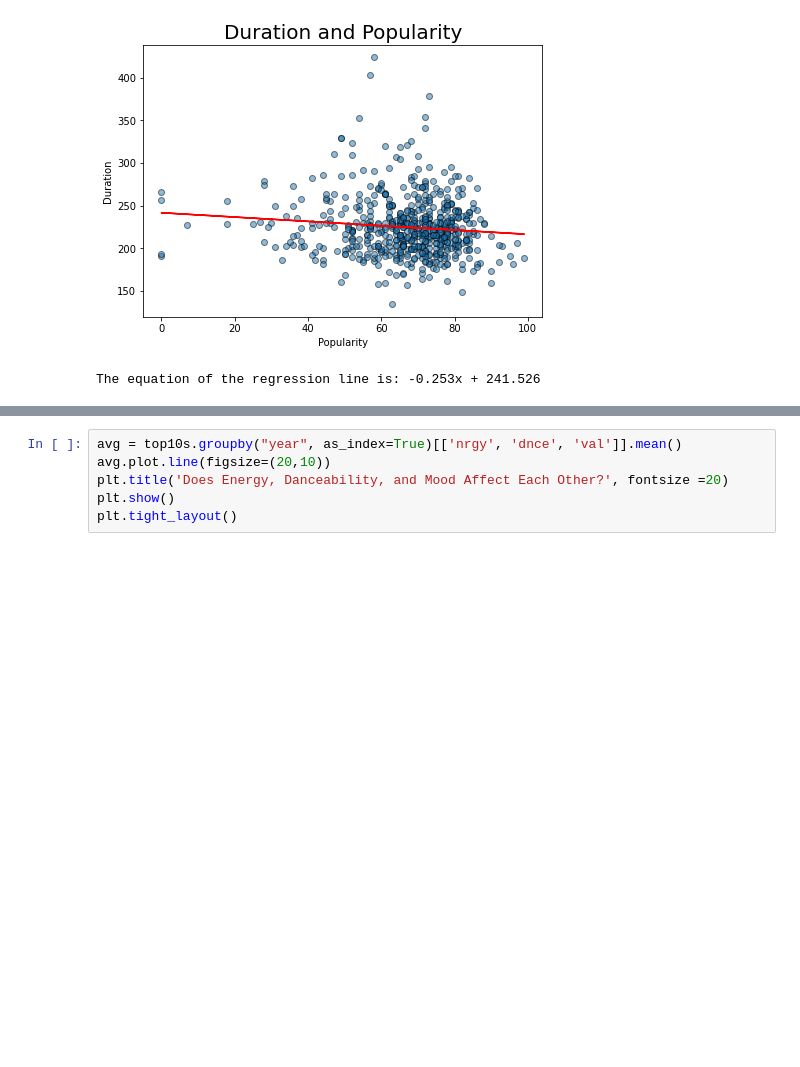
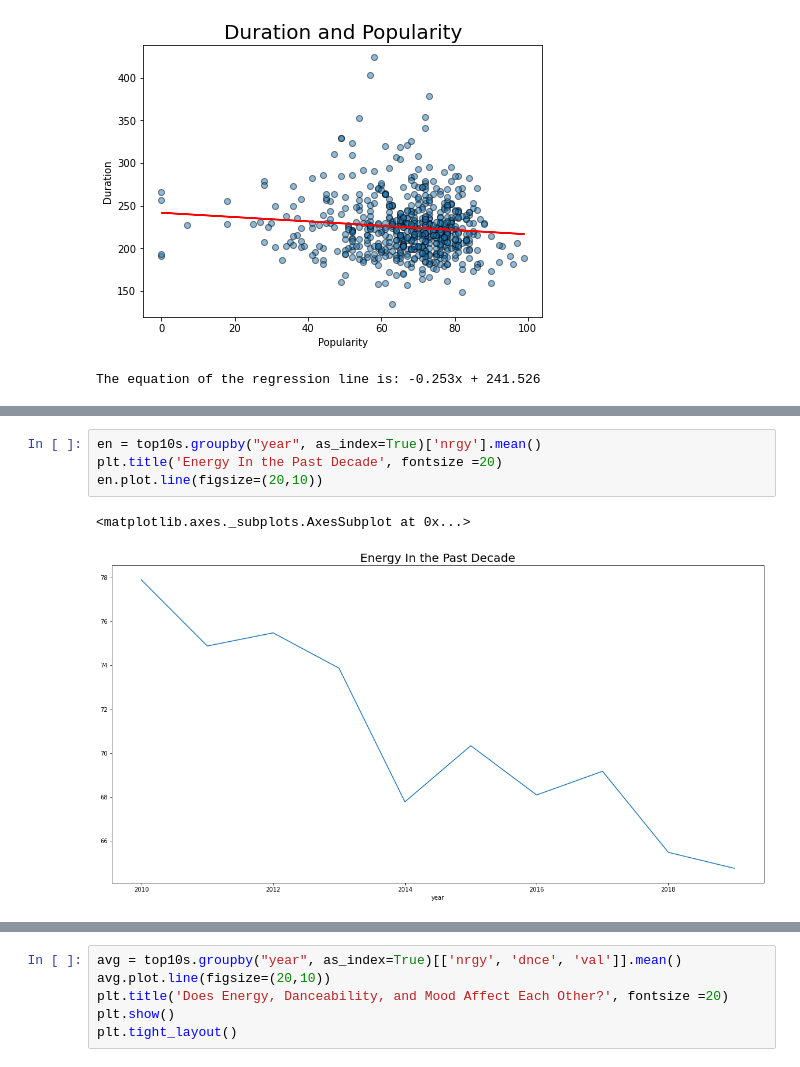
Before and after one commit to jvalliere/CMPS240-final-project, a Jupyter notebook: CMPS240_final_project.ipynb, the cells around one changed output, grey strips where cells are left out. Saved outputs shown, nothing was run; the diff lists cells and outputs as text; blank space fills up the shorter version.

```diff
--- a/CMPS240_final_project.ipynb
+++ b/CMPS240_final_project.ipynb
@@ -158,0 +153,7 @@ plt.show()
+# %%
+en = top10s.groupby("year", as_index=True)['nrgy'].mean()
+plt.title('Energy In the Past Decade', fontsize =20)
+en.plot.line(figsize=(20,10))
+# %% [output]
+<matplotlib.axes._subplots.AxesSubplot at 0x...>
+[figure, added]
```
Also changed, not shown: parts of 9 cells of this notebook.
